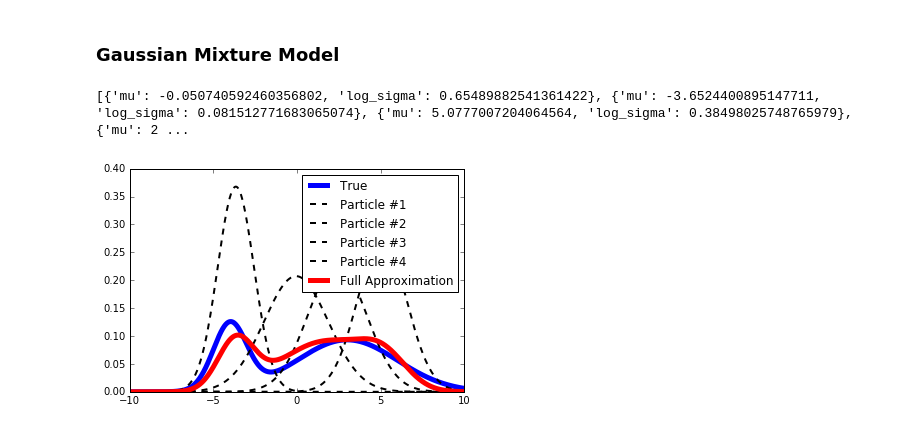
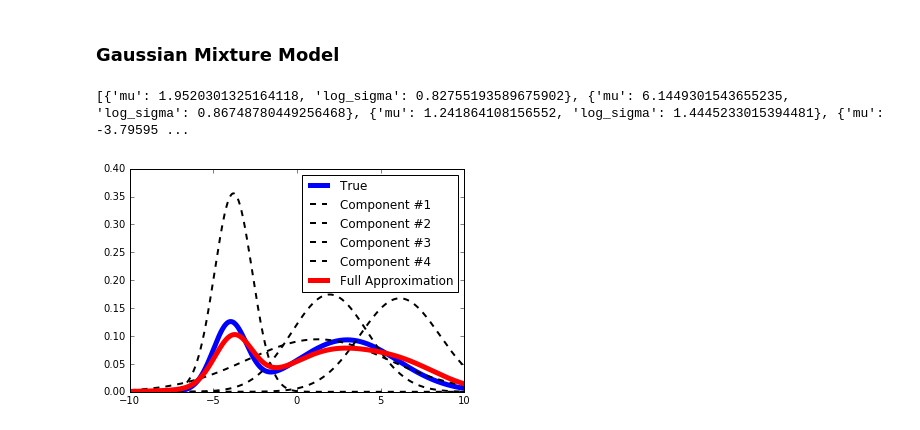
Before and after one commit to enalisnick/blog_sandbox, a Jupyter notebook: svgd/Latent_SVGD.ipynb, the cells around one changed output. Cells and saved outputs as stored; diff of their text form; code cells hidden in the pictures.

```diff
--- a/svgd/Latent_SVGD.ipynb
+++ b/svgd/Latent_SVGD.ipynb
@@ -21,7 +21,7 @@ where $k$ is a valid kernel and $\epsilon$ is a step-size.  The operator $\bolds
 ### Kernels for $\mathbb{R}^{d}$
 # %%
 # Probability Product Kernel
-def prob_prod(z1_mu, z1_log_sigma, z2_mu, z2_log_sigma, scale=1.):
+def prob_prod(z1_mu, z1_log_sigma, z2_mu, z2_log_sigma, scale=3.):
 
     z1_sigma = np.exp(z1_log_sigma)
     z2_sigma = np.exp(z2_log_sigma)
@@ -33,7 +33,7 @@ def prob_prod(z1_mu, z1_log_sigma, z2_mu, z2_log_sigma, scale=1.):
 
     return norm * np.exp( -rho/2. * ((z1_mu**2)/z1_sigma + (z2_mu**2)/z2_sigma - (mu_star**2)/sigma_star ) )
 
-def prob_prod2(z1_log_sigma, z1_mu, z2_mu, z2_log_sigma, scale=1.):
+def prob_prod2(z1_log_sigma, z1_mu, z2_mu, z2_log_sigma, scale=3.):
 
     z1_sigma = np.exp(z1_log_sigma)
     z2_sigma = np.exp(z2_log_sigma)
@@ -119,40 +119,40 @@ def steinOp(vi_params, idx, dLogModel, params, dEntropy, kernel, kernelParams=No
     return (1./K * returnVal_mu, 1./K * returnVal_logSigma)
 
 
-maxEpochs = 500
+maxEpochs = 750
 lr_mu = .1
-lr_sig = .01
+lr_sig = .05
 for epochIdx in xrange(maxEpochs):
     for idx in xrange(n):
         update = steinOp(psi, idx, dLogModel, params, dEntropy_dLogSigma, kernel)
         psi[idx]['mu'] += lr_mu * update[0]
         psi[idx]['log_sigma'] += lr_sig * update[1]
 
 print psi
 
 plt.figure()
 
 # plot true distributions
 x_true = np.linspace(-10, 10, 1000)
 probs_true = [np.exp(logModel(z, params)) for z in x_true]
 plt.plot(x_true, probs_true, 'b-', linewidth=5, label="True")
 
 # plot latent
 colors = ['r','g','y','m']
 probs_approx = []
 for k in xrange(n):
     probs_approx.append([gaussPdf(z, {'mu':psi[k]['mu'], 'sigma':np.exp(psi[k]['log_sigma'])}) for z in x_true])
-    plt.plot(x_true, probs_approx[-1], '--k', linewidth=2, label="Particle #%d" %(k+1))
+    plt.plot(x_true, probs_approx[-1], '--k', linewidth=2, label="Component #%d" %(k+1))
 
 full_approx = np.zeros(x_true.shape[0])
 for k in xrange(n):
     full_approx += 1./n * np.array(probs_approx[k])
 plt.plot(x_true, full_approx, '-r', linewidth=5, label="Full Approximation")
 
 plt.xlim([-10,10])
 plt.ylim([0,.4])
 plt.legend()
 plt.show()
 # %% [output]
-[{'mu': -0.050740592460356802, 'log_sigma': 0.65489882541361422}, {'mu': -3.6524400895147711, 'log_sigma': 0.081512771683065074}, {'mu': 5.0777007204064564, 'log_sigma': 0.38498025748765979}, {'mu': 2 ...
+[{'mu': 1.9520301325164118, 'log_sigma': 0.82755193589675902}, {'mu': 6.1449301543655235, 'log_sigma': 0.86748780449256468}, {'mu': 1.241864108156552, 'log_sigma': 1.4445233015394481}, {'mu': -3.79595 ...
-[figure, old version]
+[figure, new version]
```
